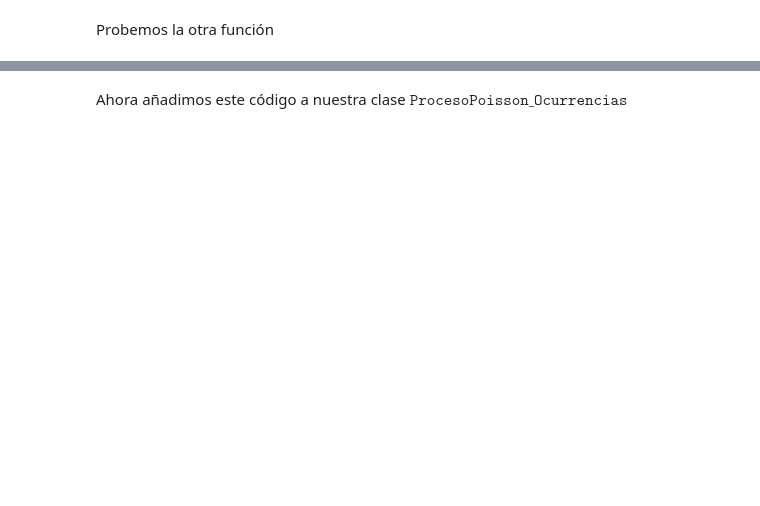
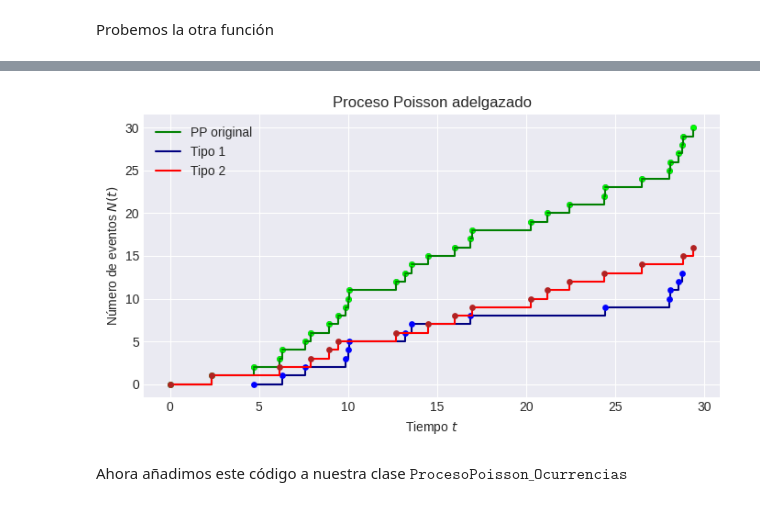
Before and after one commit to eliasegn/ProcesosI, a Jupyter notebook: PP2_SumayAdelgazamientodeProcesosPoisson.ipynb, the cells around one changed output, grey strips where cells are left out. Saved outputs shown, nothing was run; the diff lists cells and outputs as text; code cells hidden in the pictures; blank space fills up the shorter version.

```diff
--- a/PP2_SumayAdelgazamientodeProcesosPoisson.ipynb
+++ b/PP2_SumayAdelgazamientodeProcesosPoisson.ipynb
@@ -252,16 +268,25 @@ class ProcesoPoisson_Ocurrencias:
     self.n = n
     self.saltos = pd.DataFrame()
 
+  # Simulamos como antes y lo agregamos a un data frame
   def simular(self):
     uniformes = np.random.uniform(0, self.t, self.n)
     uniformes.sort()
     self.saltos = pd.DataFrame({'n':range(self.n+1), 'T_n':np.concatenate([[0],uniformes])})
     return self.saltos
 
+  # Graficamos igual que antes
   def plot(self):
     plt.figure(figsize=(7,4))
     plt.style.use('seaborn-v0_8-dark')
-    plt.step(self.saltos['T_n'], self.saltos['n'], where='post', color='navy')
+    for i in range(len(self.saltos['T_n']) - 1):
+        # Línea horizontal
+        plt.plot([self.saltos['T_n'][i], self.saltos['T_n'][i+1]], [self.saltos['n'][i], self.saltos['n'][i]], color='navy')
+
+        # Línea vertical punteada
+        plt.plot([self.saltos['T_n'][i+1], self.saltos['T_n'][i+1]], [self.saltos['n'][i], self.saltos['n'][i+1]],  # Mantenemos fija a la x y movemos y
+                color='navy', linestyle='--')
+    plt.scatter(self.saltos['T_n'], self.saltos['n'], color='indigo', zorder=3)
     plt.scatter(self.saltos['T_n'], self.saltos['n'], color='blue', zorder=1, s=15)
     plt.title('Proceso Poisson simulado')
     plt.xlabel('Tiempo $t$')
@@ -302,3 +296,63 @@ plt.show()
+# %%
+# Simulamos el proceso
+proceso1 = ProcesoPoisson_Ocurrencias(30, 30)
+saltos1 = proceso1.simular()
+
+# Definimos los parámetros
+N = len(saltos1)
+p = 0.5
+
+# Generamos la muestra de bernoullis
+K = np.random.binomial(1, p, N)
+
+# Guardamos los saltos de ambos tipos
+saltos_tipo1 = saltos1[K == 1] # Buscamos los saltos en donde X_i = 1
+saltos_tipo2 = saltos1[K == 0] # Buscamos los saltos en donde X_i = 0
+
+# Graficamos los resultados
+plt.figure(figsize=(7, 4))
+plt.style.use('seaborn-v0_8-dark')
+
+# Dibujamos el Original
+plt.scatter(saltos1['T_n'], saltos1['n'], color='indigo', zorder=1, s=15)
+T0 = list(saltos1['T_n'])
+N0 = list(saltos1['n'])
+for i in range(len(saltos1) - 1):
+    t0, t1 = T0[i], T0[i+1]
+    n0, n1 = N0[i], N0[i+1]
+    plt.plot([t0, t1], [n0, n0], color='green', label='PP original' if i == 0 else "")
+    plt.plot([t1, t1], [n0, n1], color='green', linestyle='--')
+plt.scatter(saltos1['T_n'], saltos1['n'], color='lime', zorder=1, s=15)
+
+# Dibujamos Tipo 1
+T1 = list(saltos_tipo1['T_n'])
+N1 = list(range(0, len(saltos_tipo1)))
+for i in range(len(saltos_tipo1) - 1):
+    t0, t1 = T1[i], T1[i+1]
+    n0, n1 = N1[i], N1[i+1]
+    plt.plot([t0, t1], [n0, n0], color='navy', label='Tipo 1' if i == 0 else "")
+    plt.plot([t1, t1], [n0, n1], color='navy', linestyle='--')
+plt.scatter(T1, N1, color='blue', s=15, zorder=2)
+
+# Dibujamos Tipo 2
+T2 = list(saltos_tipo2['T_n'])
+N2 = list(range(0, len(saltos_tipo2)))
+for i in range(len(saltos_tipo2) - 1):
+    t0, t1 = T2[i], T2[i+1]
+    n0, n1 = N2[i], N2[i+1]
+    plt.plot([t0, t1], [n0, n0], color='red', label='Tipo 2' if i == 0 else "")
+    plt.plot([t1, t1], [n0, n1], color='red', linestyle='--')
+plt.scatter(T2, N2, color='firebrick', s=15, zorder=2)
+
+plt.title('Proceso Poisson adelgazado')
+plt.xlabel('Tiempo $t$')
+plt.ylabel('Número de eventos $N(t)$')
+plt.legend()
+plt.grid(True)
+plt.tight_layout()
+plt.show()
+# %% [output]
+[figure, added]
 # %% [markdown]
 Ahora añadimos este código a nuestra clase $\texttt{ProcesoPoisson_Ocurrencias}$
 # %%
```
Also changed, not shown: parts of 16 cells of this notebook, 1 other file.
